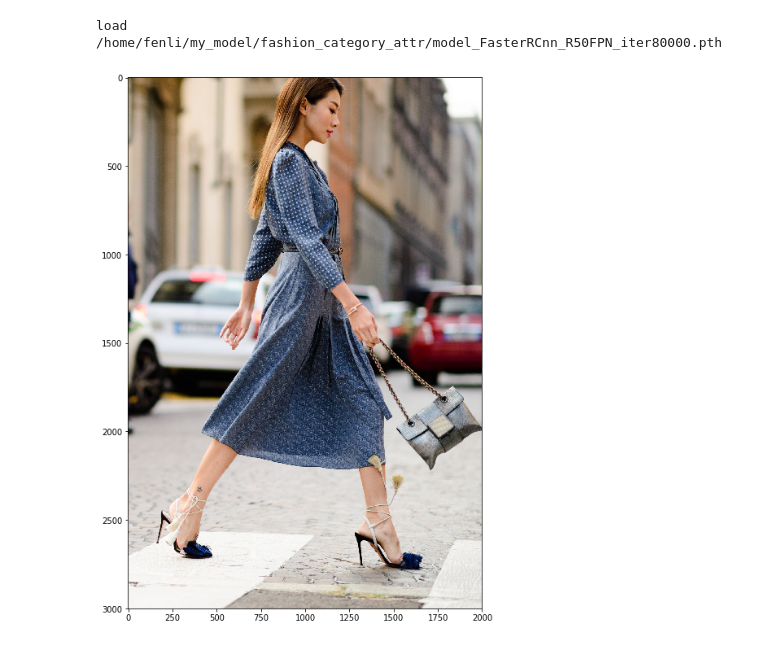
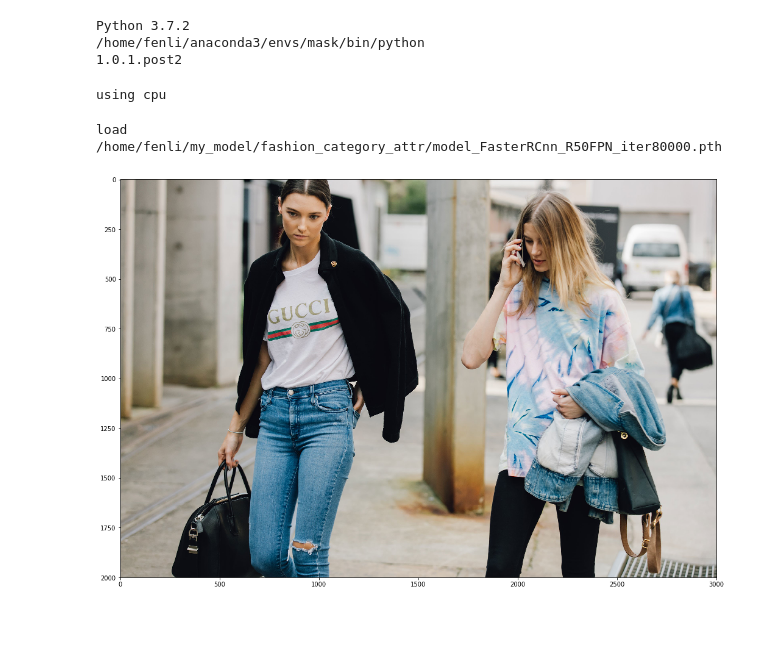
Before and after one commit to lifeng1983/maskrcnn-benchmark, a Jupyter notebook: demo/my_fashion_demo.ipynb, the cells around one changed output. Drawn from its saved outputs; the diff is of its cells as text; code cells hidden in the pictures; blank space fills up the shorter version.

```diff
--- a/demo/my_fashion_demo.ipynb
+++ b/demo/my_fashion_demo.ipynb
@@ -1,3 +1,13 @@
+# %%
+!python --version
+!which python
+
+import torch
+print(torch.__version__)
+# %% [output]
+Python 3.7.2
+/home/fenli/anaconda3/envs/mask/bin/python
+1.0.1.post2
 # %%
 import matplotlib.pyplot as plt
 import matplotlib.pylab as pylab
@@ -25,17 +35,22 @@ from maskrcnn_benchmark.config import cfg
 config_file = "/home/fenli/my_code/maskrcnn-benchmark/configs/myexp.yaml"
 cfg.merge_from_file(config_file)
 
-GpuIdToUse = "1"
+GpuIdToUse = None
+#GpuIdToUse = "1"
 
 if GpuIdToUse is not None:
     import os
     os.environ['CUDA_VISIBLE_DEVICES'] = GpuIdToUse
+    print ("using gpu")
     cfg.merge_from_list(["MODEL.DEVICE", "cuda"])
 else:
+    print ("using cpu")
     cfg.merge_from_list(["MODEL.DEVICE", "cpu"])
 
 
 cfg.merge_from_list(["MODEL.WEIGHT", "/home/fenli/my_model/fashion_category_attr/model_FasterRCnn_R50FPN_iter80000.pth"])
+# %% [output]
+using cpu
 # %%
 from mypredictor import MyDemo
 
@@ -49,14 +64,14 @@ load /home/fenli/my_model/fashion_category_attr/model_FasterRCnn_R50FPN_iter8000
 # %%
 image = load(
 #    "https://cdn.cliqueinc.com/cache/posts/245509/japanese-street-style-245509-1513874225144-image.700x0c.jpg"
 #    "https://static01.nyt.com/images/2019/02/27/fashion/weddings/27doozy1/27doozy1-superJumbo-v2.jpg"
 #    "https://hips.hearstapps.com/hmg-prod.s3.amazonaws.com/images/hbz-street-style-ss2019-nyfw-day4-12-1536604387.jpg"
-#    "https://assets.vogue.com/photos/591daa7caf3eb104a5ac3ac5/master/pass/15-sydney-resort-18-day-5.jpg"
-    "https://hips.hearstapps.com/hmg-prod.s3.amazonaws.com/images/milan-mfw-street-style-ss18-day-4-tyler-joe-023-1506598430.jpg"
+    "https://assets.vogue.com/photos/591daa7caf3eb104a5ac3ac5/master/pass/15-sydney-resort-18-day-5.jpg"
+#    "https://hips.hearstapps.com/hmg-prod.s3.amazonaws.com/images/milan-mfw-street-style-ss18-day-4-tyler-joe-023-1506598430.jpg"
 )
 imshow(image)
 # %% [output]
-[figure, old version]
+[figure, new version]
 # %%
 start_time = perf_counter()
 predictions = my_demo.run_on_opencv_image(image, 0.2)
```
Also changed, not shown: parts of 1 cell of this notebook, 4 other files.
